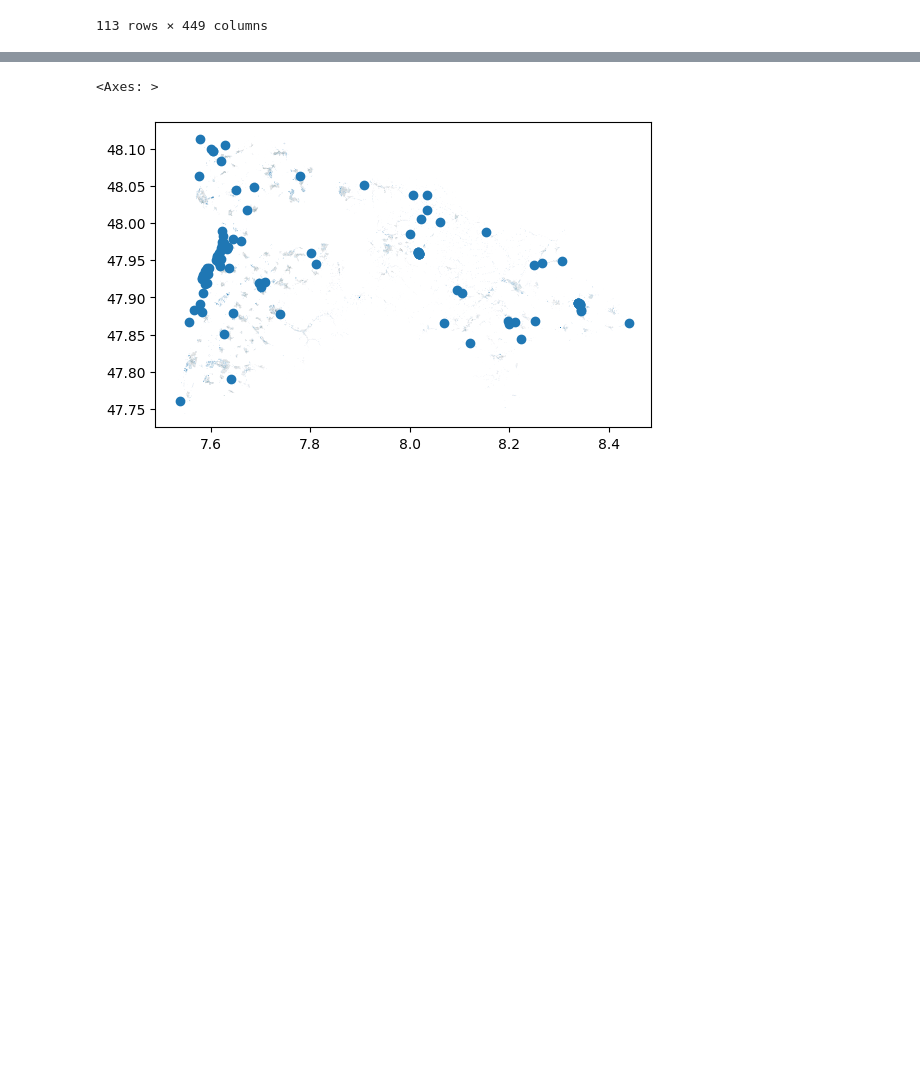
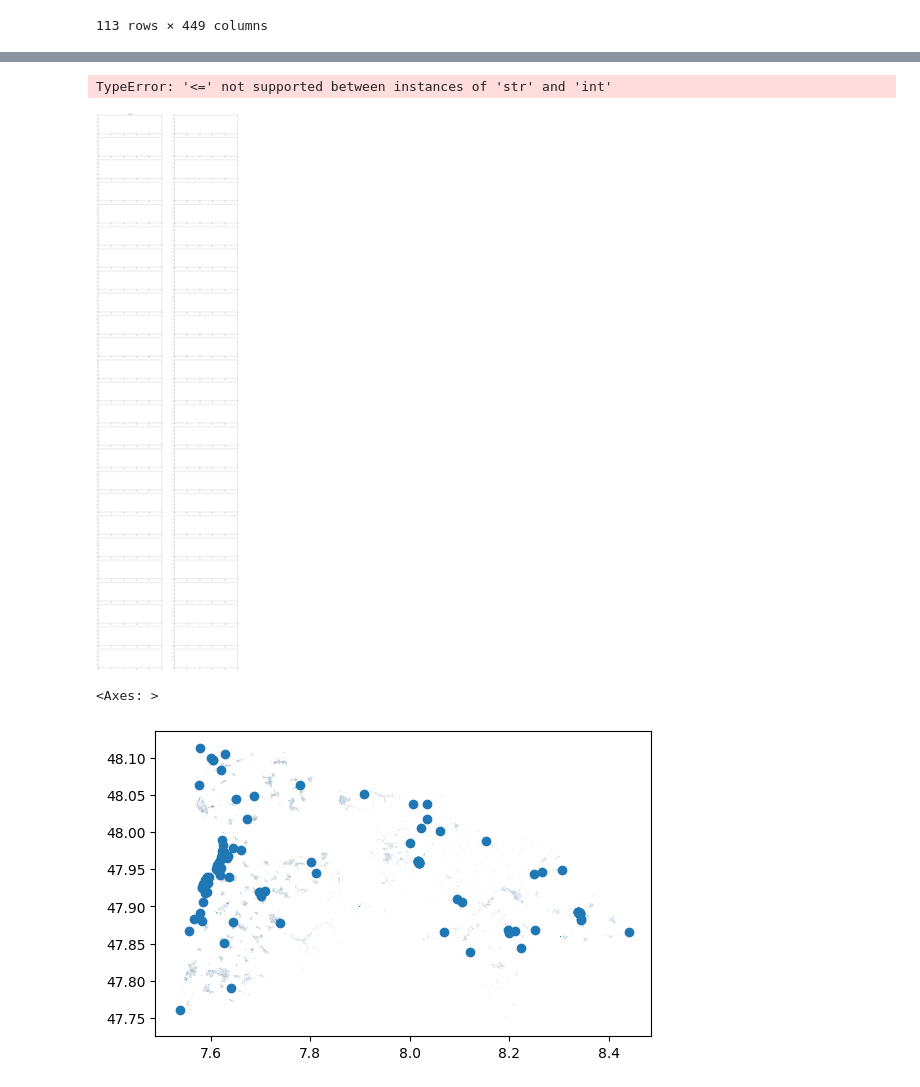
Before and after one commit to strubbi77/breisgauwind, a Jupyter notebook: LK_BH.ipynb, the cells around one changed output, grey strips where cells are left out. Saved outputs shown, nothing was run; the diff lists cells and outputs as text; code cells hidden in the pictures; blank space fills up the shorter version.

Commit message:
Anpassung Breisgau Schulen. Truncate funktioniert nicht. Schulen verteilen schon

```diff
--- a/LK_BH.ipynb
+++ b/LK_BH.ipynb
@@ -96,37 +128,58 @@ lk_bh_build=ox.features_from_polygon(lk_bh_poly,tags)
 # %%
 import matplotlib.pyplot as plt
 import geopandas as gpd
 import numpy as np
 import shapely
 from shapely import LineString, MultiPoint, Polygon, Point, MultiPolygon
 br=2
 anz=25
 fig, axs = plt.subplots(anz,br,figsize=(30, 120))
 sw=0
 for index, row in gem_in_bh_gdf.iterrows():
+    roads=lk_bh_walk
     if row['name'] == 'Ihringen':
         axs[sw//br,sw%br].set_title(row['name'])
         poly = gpd.GeoSeries(row['geometry'])
-        for idx_build, row_build in lk_bh_build.iterrows():
-            poly_build=gpd.GeoSeries(row_build['geometry'])
-            if poly.contains(poly_build.centroid).any():
-                poly_build.plot(ax=axs[sw//br,sw%br],color='brown')
-        for idx_orte, row_orte in ort_in_bh_gdf.iterrows():
-            poly_ort=row_orte['geometry']
-            poly_ort = gpd.GeoSeries(row_orte['geometry'])
-            p_center=poly_ort.centroid
-            if poly.contains(p_center).any():
-                poly_ort.plot(ax=axs[sw//br,sw%br],color='white', edgecolor='green')
-                axs[sw//br,sw%br].annotate(text=row_orte["name"], xy=(p_center[0].x,p_center[0].y), horizontalalignment='center')
+        #for idx_build, row_build in lk_bh_build.iterrows():
+        #    poly_build=gpd.GeoSeries(row_build['geometry'])
+        #    if poly.contains(poly_build.centroid).any():
+        #        poly_build.plot(ax=axs[sw//br,sw%br],color='brown')
+        #for idx_orte, row_orte in ort_in_bh_gdf.iterrows():
+        #    poly_ort=row_orte['geometry']
+        #    poly_ort = gpd.GeoSeries(row_orte['geometry'])
+        #    p_center=poly_ort.centroid
+        #    if poly.contains(p_center).any():
+        #        poly_ort.plot(ax=axs[sw//br,sw%br],color='white', edgecolor='green')
+        #        axs[sw//br,sw%br].annotate(text=row_orte["name"], xy=(p_center[0].x,p_center[0].y), horizontalalignment='center')
+
+        #roads=ox.truncate.truncate_graph_polygon(lk_bh_walk,poly)
+
+for cur in (x["schools"]):
+    if cur["city"]=="Freiburg im Breisgau":
+        poi=ox.distance.nearest_nodes(G, cur["lng"],cur["lat"])
+        for trip_time, color in zip(sorted(trip_times, reverse=True), iso_colors):
+            subgraph = nx.ego_graph(G, poi, radius=trip_time, distance="time")
+            for node in subgraph.nodes():
+                node_colors[node] = color
+
+
+
+
+
         for cur in (x["schools"]):
             p=Point(cur["lng"],cur["lat"])
-            if p.within(row['geometry']):
+            if p.within(poly):
                 col='green'
                 axs[sw//br,sw%br].scatter(cur["lng"],cur["lat"],color=col)
+                poi=ox.distance.nearest_nodes(G, cur["lng"],cur["lat"])
+
         poly.plot(ax=axs[sw//br,sw%br],facecolor='none', edgecolor='black')
 
         sw+=1
 plt.show()
+# %% [output]
+TypeError: '<=' not supported between instances of 'str' and 'int'
+[figure, added]
 # %%
 lk_bh_build.plot()
 # %% [output]
```
Also changed, not shown: parts of 7 cells of this notebook, 1 other file.
